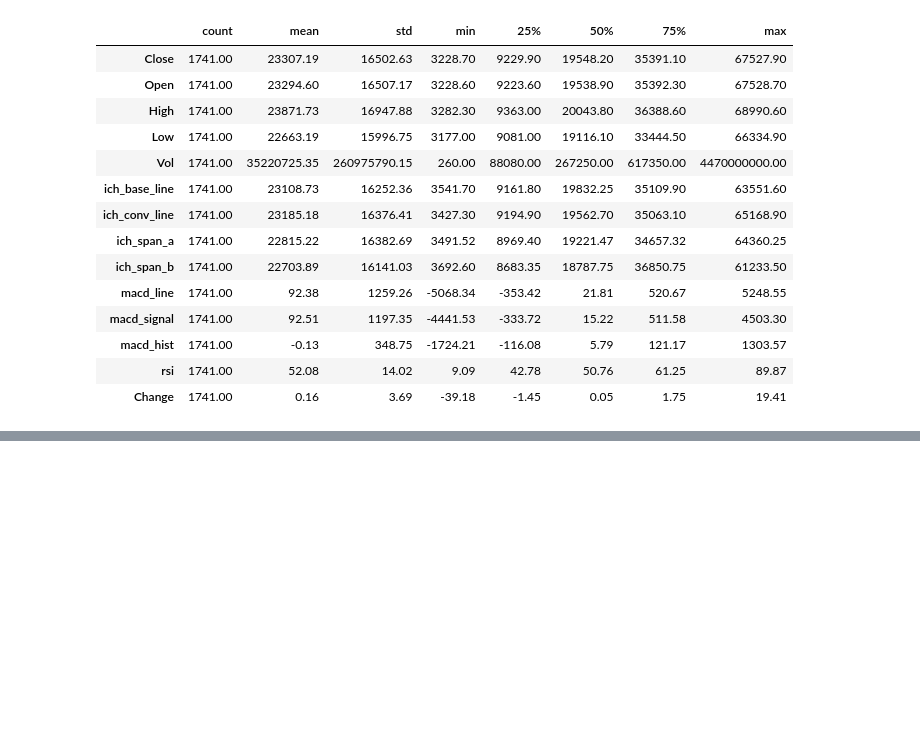
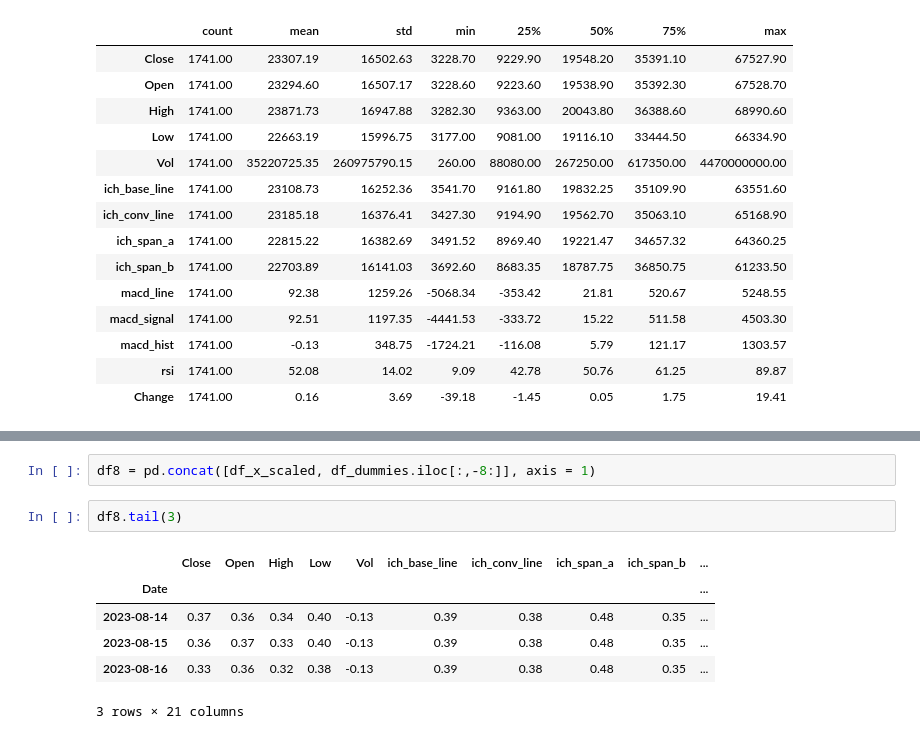
Before and after one commit to anilergan/AISMTB, a Jupyter notebook: btc_daily_chart_classification.ipynb, the cells around one changed output, grey strips where cells are left out. Saved outputs shown, nothing was run; the diff lists cells and outputs as text; blank space fills up the shorter version.

```diff
--- a/main_on_btc_five_years.ipynb
+++ b/btc_daily_chart_classification.ipynb
@@ -601,0 +723,11 @@ Instead of this static estimator, let's try a more dinamic way. We will give mod
+# %%
+df8 = pd.concat([df_x_scaled, df_dummies.iloc[:,-8:]], axis = 1)
+# %%
+df8.tail(3)
+# %% [output]
+|  | Close | Open | High | Low | Vol | ich_base_line | ich_conv_line | ich_span_a | ich_span_b | ... |
+| Date |  |  |  |  |  |  |  |  |  | ... |
+| 2023-08-14 | 0.37 | 0.36 | 0.34 | 0.40 | -0.13 | 0.39 | 0.38 | 0.48 | 0.35 | ... |
+| 2023-08-15 | 0.36 | 0.37 | 0.33 | 0.40 | -0.13 | 0.39 | 0.38 | 0.48 | 0.35 | ... |
+| 2023-08-16 | 0.33 | 0.36 | 0.32 | 0.38 | -0.13 | 0.39 | 0.38 | 0.48 | 0.35 | ... |
+3 rows × 21 columns
```
Also changed, not shown: parts of 33 cells of this notebook, 1 other file.
